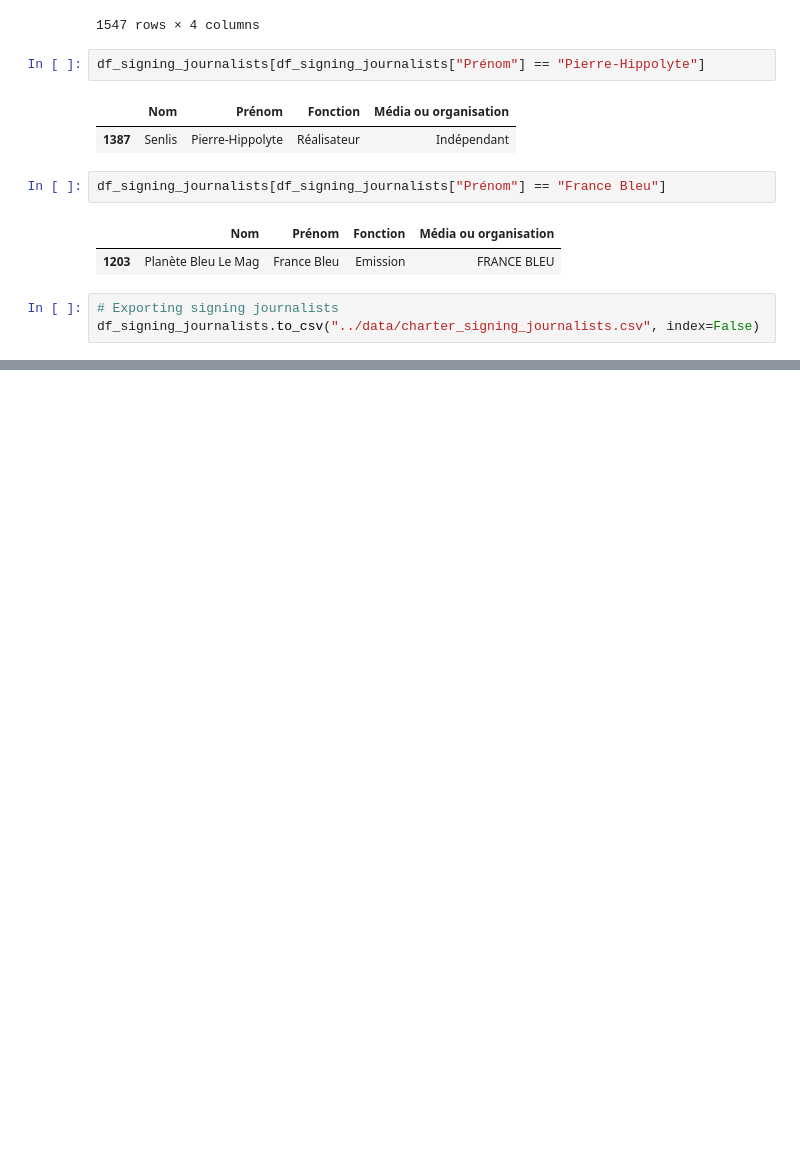
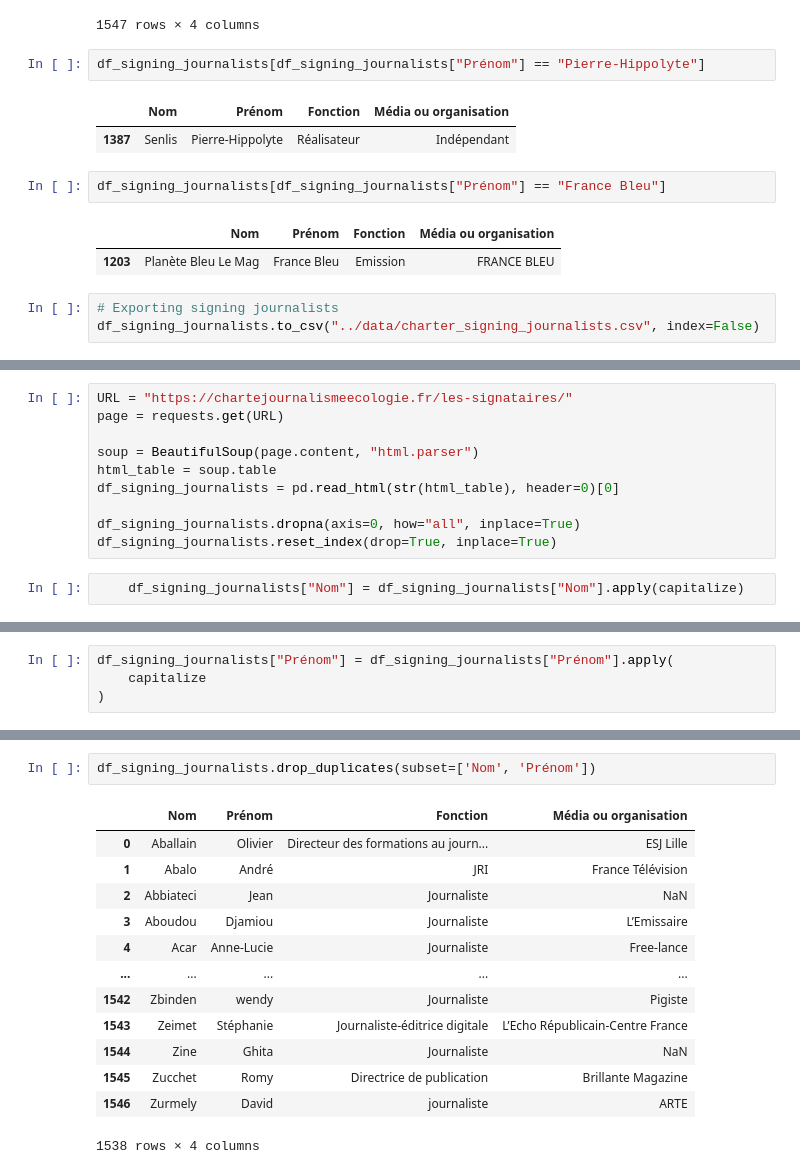
Before and after one commit to dataforgoodfr/quotaclimat, a Jupyter notebook: notebooks/scrapping_signataires_charte_journalisme_ecologie.ipynb, the cells around one changed output, grey strips where cells are left out. Saved outputs shown, nothing was run; the diff lists cells and outputs as text; blank space fills up the shorter version.

Commit message:
feat: page signing journalist of convention

```diff
--- a/notebooks/scrapping_signataires_charte_journalisme_ecologie.ipynb
+++ b/notebooks/scrapping_signataires_charte_journalisme_ecologie.ipynb
@@ -116,0 +174,12 @@ df_signing_journalists.to_csv("../data/charter_signing_journalists.csv", index=F
+# %%
+URL = "https://chartejournalismeecologie.fr/les-signataires/"
+page = requests.get(URL)
+
+soup = BeautifulSoup(page.content, "html.parser")
+html_table = soup.table
+df_signing_journalists = pd.read_html(str(html_table), header=0)[0]
+
+df_signing_journalists.dropna(axis=0, how="all", inplace=True)
+df_signing_journalists.reset_index(drop=True, inplace=True)
+# %%
+    df_signing_journalists["Nom"] = df_signing_journalists["Nom"].apply(capitalize)
@@ -116,0 +207,4 @@ df_signing_journalists.to_csv("../data/charter_signing_journalists.csv", index=F
+# %%
+df_signing_journalists["Prénom"] = df_signing_journalists["Prénom"].apply(
+    capitalize
+)
@@ -116,0 +266,16 @@ df_signing_journalists.to_csv("../data/charter_signing_journalists.csv", index=F
+# %%
+df_signing_journalists.drop_duplicates(subset=['Nom', 'Prénom'])
+# %% [output]
+|  | Nom | Prénom | Fonction | Média ou organisation |
+| 0 | Aballain | Olivier | Directeur des formations au journ... | ESJ Lille |
+| 1 | Abalo | André | JRI | France Télévision |
+| 2 | Abbiateci | Jean | Journaliste | NaN |
+| 3 | Aboudou | Djamiou | Journaliste | L’Emissaire |
+| 4 | Acar | Anne-Lucie | Journaliste | Free-lance |
+| ... | ... | ... | ... | ... |
+| 1542 | Zbinden | wendy | Journaliste | Pigiste |
+| 1543 | Zeimet | Stéphanie | Journaliste-éditrice digitale | L’Echo Républicain-Centre France |
+| 1544 | Zine | Ghita | Journaliste | NaN |
+| 1545 | Zucchet | Romy | Directrice de publication | Brillante Magazine |
+| 1546 | Zurmely | David | journaliste | ARTE |
+1538 rows × 4 columns
```
Also changed, not shown: parts of 12 cells of this notebook, 3 other files.
